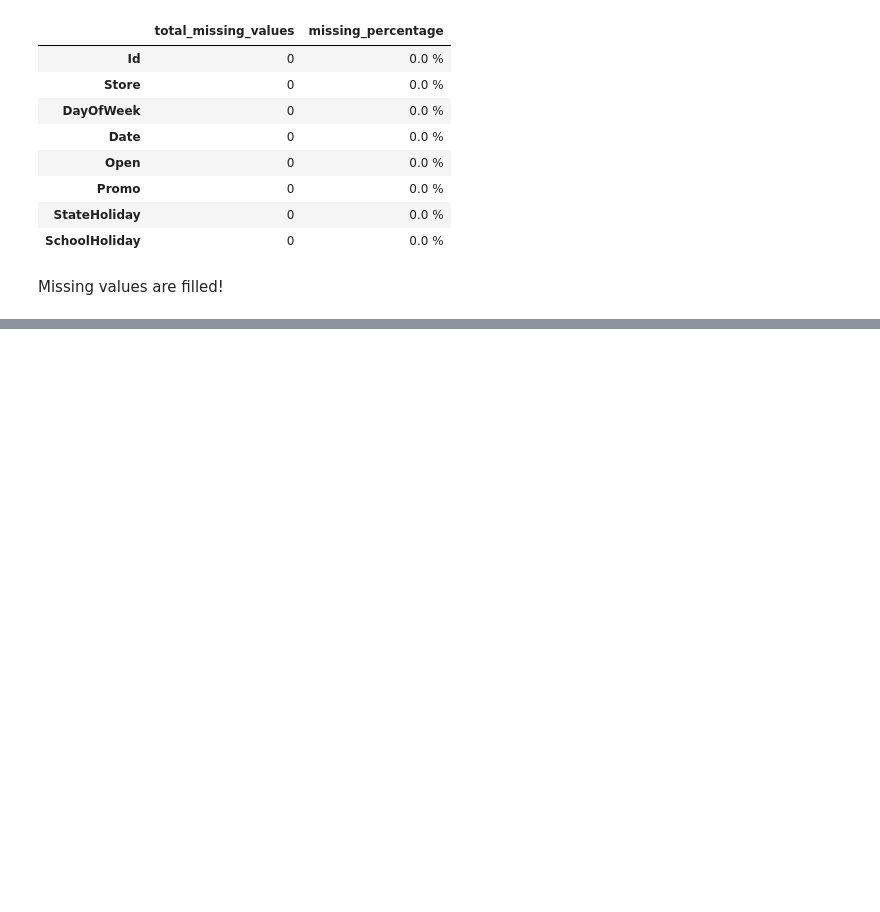
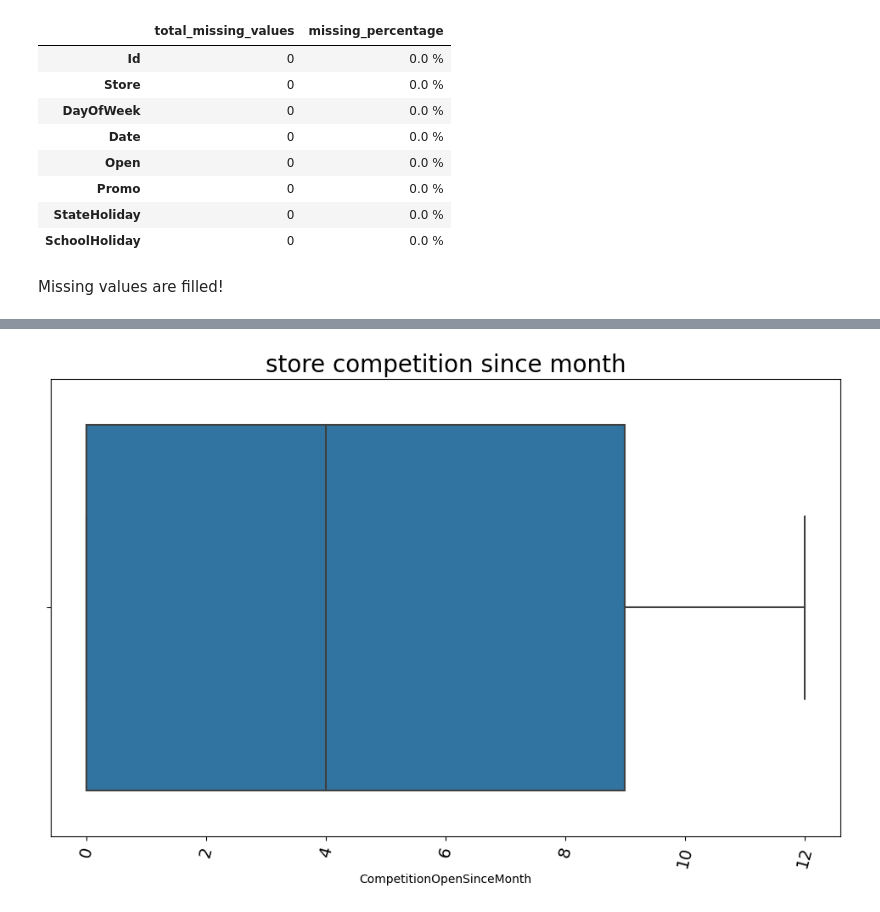
Before and after one commit to nahomHmichael/Rossman-Pharmaceutical-Sales-Pridiction, a Jupyter notebook: notebooks/data_cleaning.ipynb, the cells around one changed output, grey strips where cells are left out. Drawn from its saved outputs; the diff is of its cells as text; code cells hidden in the pictures; blank space fills up the shorter version.

```diff
--- a/notebooks/data_cleaning.ipynb
+++ b/notebooks/data_cleaning.ipynb
@@ -216,0 +312,4 @@ Missing values are filled!
+# %%
+Plots.plot_box(store_data,'CompetitionOpenSinceMonth','store competition since month')
+# %% [output]
+[figure, added]
```
Also changed, not shown: parts of 20 cells of this notebook, 2 other files.
